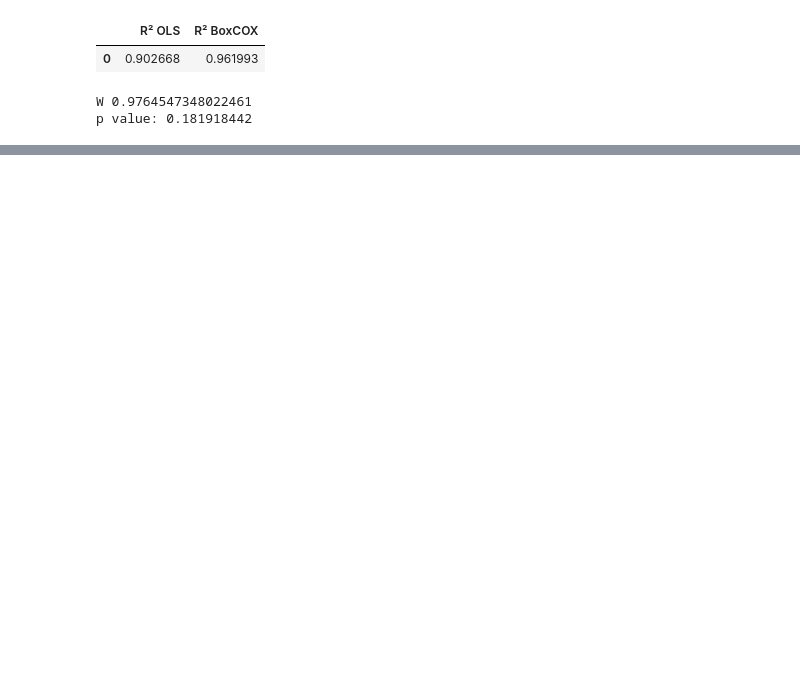
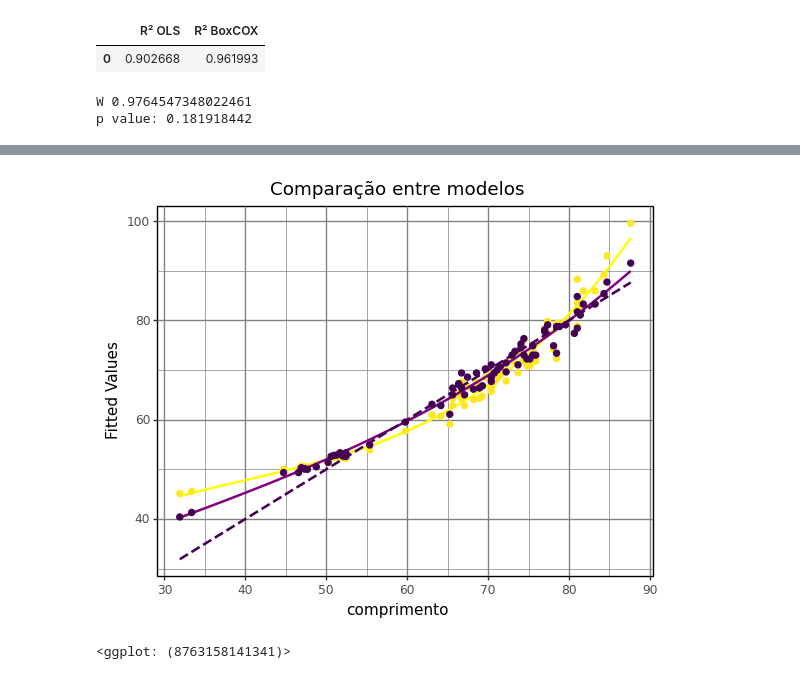
Before and after one commit to Marcus-V-Freitas/Regressao_Linear_E_Nao_Linear, a Jupyter notebook: Regressão_Linear_e_Não_Linear.ipynb, the cells around one changed output, grey strips where cells are left out. Cells and saved outputs as stored; diff of their text form; code cells hidden in the pictures; blank space fills up the shorter version.

Commit message:
Adicionados valores previstos e comparação

```diff
--- a/Regressão_Linear_e_Não_Linear.ipynb
+++ b/Regressão_Linear_e_Não_Linear.ipynb
@@ -90,8 +119,6 @@ print(f'p value: {p_value:.9f}')
 # %% [output]
 W 0.9094864130020142
 p value: 0.000060124
-# %%
-bebes.drop(['residuos'],axis=1,inplace=True)
 # %%
 ggplot(bebes >>\
   mutate(residuos=resultados.resid),
@@ -212,0 +246,3 @@ array([259748.32852435,  49255.94961087])
+# %%
+bebes['y_hat_linear']=resultados.fittedvalues
+bebes['y_hat_boxcox']=((resultados_bc.fittedvalues * lambda_bc) +1)** (1/lambda_bc)
@@ -212,0 +275,21 @@ array([259748.32852435,  49255.94961087])
+# %%
+(ggplot(bebes) +
+ geom_smooth(aes(x='comprimento', y='y_hat_linear'),
+             method='lm', formula='y ~ poly(x, degree=3)', se=False,color="yellow") +
+ geom_point(aes('comprimento', 'y_hat_linear'),
+            color = "#FDE725FF", alpha = 0.6, size = 2) +
+ geom_smooth(aes(x='comprimento', y='y_hat_boxcox'),
+             method='lm', formula='y ~ poly(x, degree=3)', se=False,color="purple") +
+ geom_point(aes('comprimento', 'y_hat_boxcox'),
+            color = "#440154FF", alpha = 0.6, size = 2) +
+ geom_smooth(aes(x='comprimento',y='comprimento'),
+             method = "lm", color = "#440154FF", size = 1.05,
+             linetype = "dashed") +
+ labs(title="Comparação entre modelos",x='comprimento',y='Fitted Values') +
+ theme(panel_background = element_rect("white"),
+      panel_grid = element_line("grey"),
+      panel_border = element_rect(np.nan),
+      legend_position = "bottom"))
+# %% [output]
+[figure, added]
+<ggplot: (8763158141341)>
```
Also changed, not shown: parts of 22 cells of this notebook.
